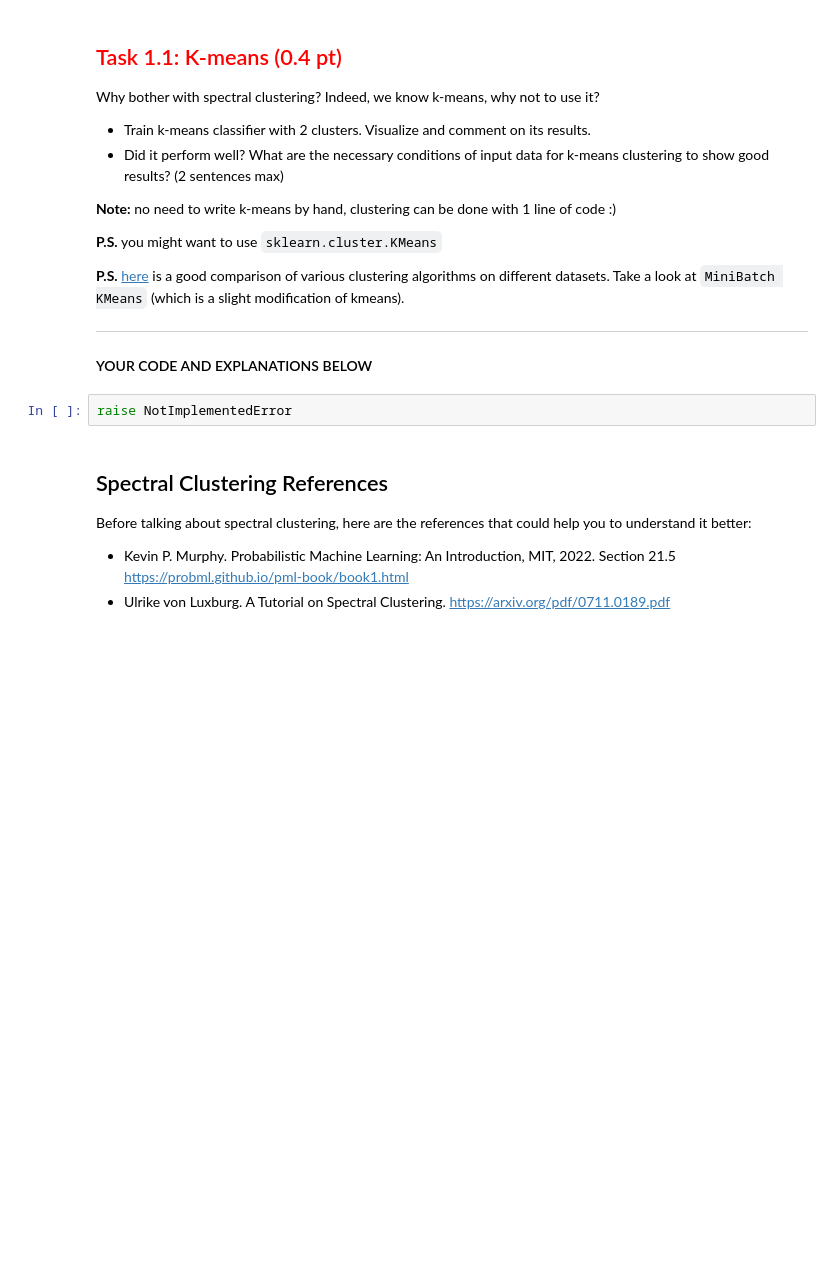
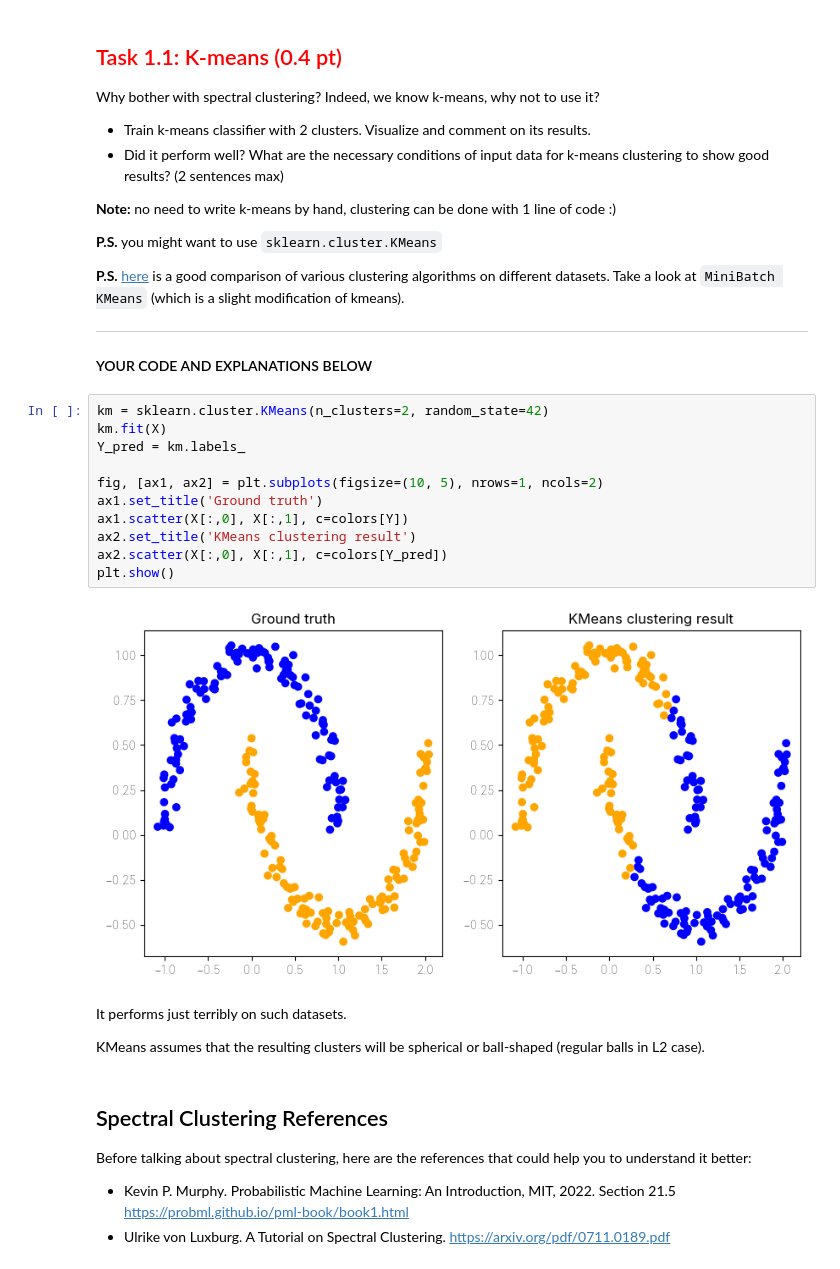
Before and after one commit to nuinashco/LinearAlgebra-UCU, a Jupyter notebook: hw2/task4-spectral_clustering.ipynb, the cells around one changed output. Drawn from its saved outputs; the diff is of its cells as text; blank space fills up the shorter version.

```diff
--- a/hw2/task4-spectral_clustering.ipynb
+++ b/hw2/task4-spectral_clustering.ipynb
@@ -79,7 +79,22 @@ Why bother with spectral clustering? Indeed, we know k-means, why not to use it?
 ---
 #### YOUR CODE AND EXPLANATIONS BELOW
 # %%
-raise NotImplementedError
+km = sklearn.cluster.KMeans(n_clusters=2, random_state=42)
+km.fit(X)
+Y_pred = km.labels_
+
+fig, [ax1, ax2] = plt.subplots(figsize=(10, 5), nrows=1, ncols=2)
+ax1.set_title('Ground truth')
+ax1.scatter(X[:,0], X[:,1], c=colors[Y])
+ax2.set_title('KMeans clustering result')
+ax2.scatter(X[:,0], X[:,1], c=colors[Y_pred])
+plt.show()
+# %% [output]
+[figure, added]
+# %% [markdown]
+It performs just terribly on such datasets.
+
+KMeans assumes that the resulting clusters will be spherical or ball-shaped (regular balls in L2 case).
 # %% [markdown]
 ## Spectral Clustering References
 
```
Also changed, not shown: parts of 20 cells of this notebook.
